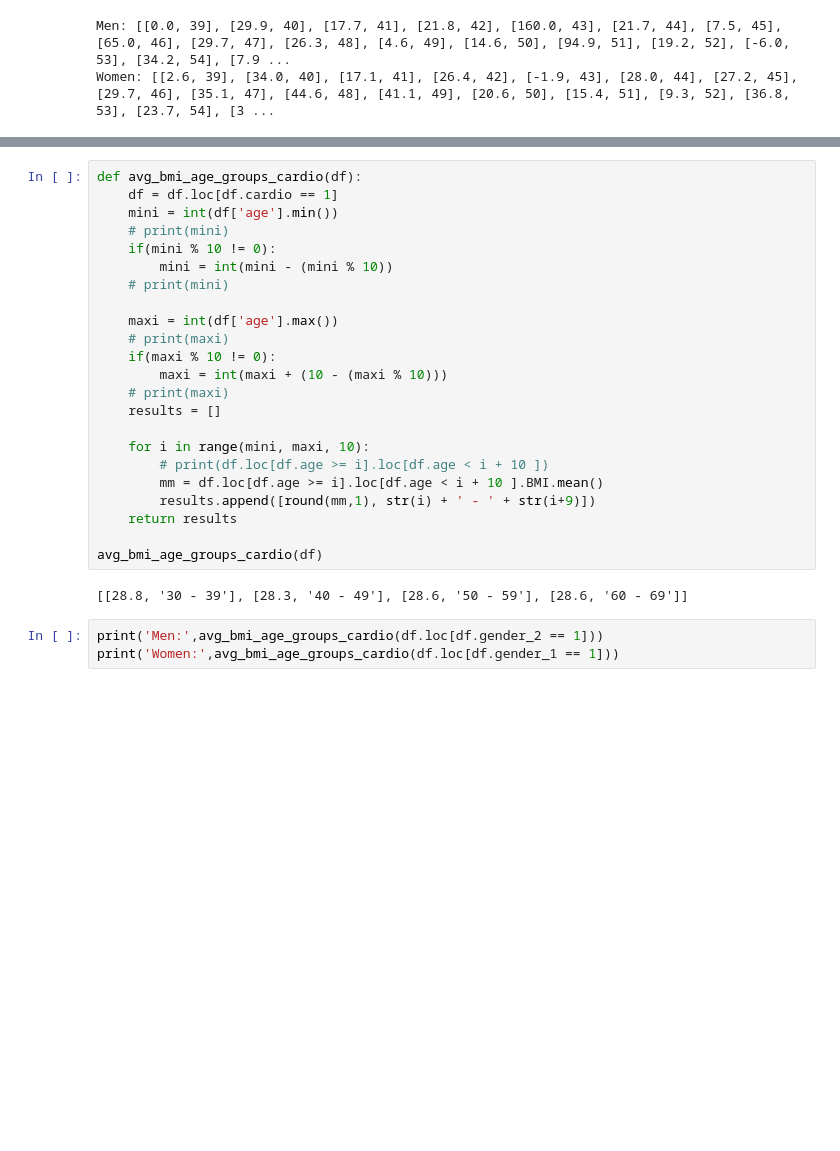
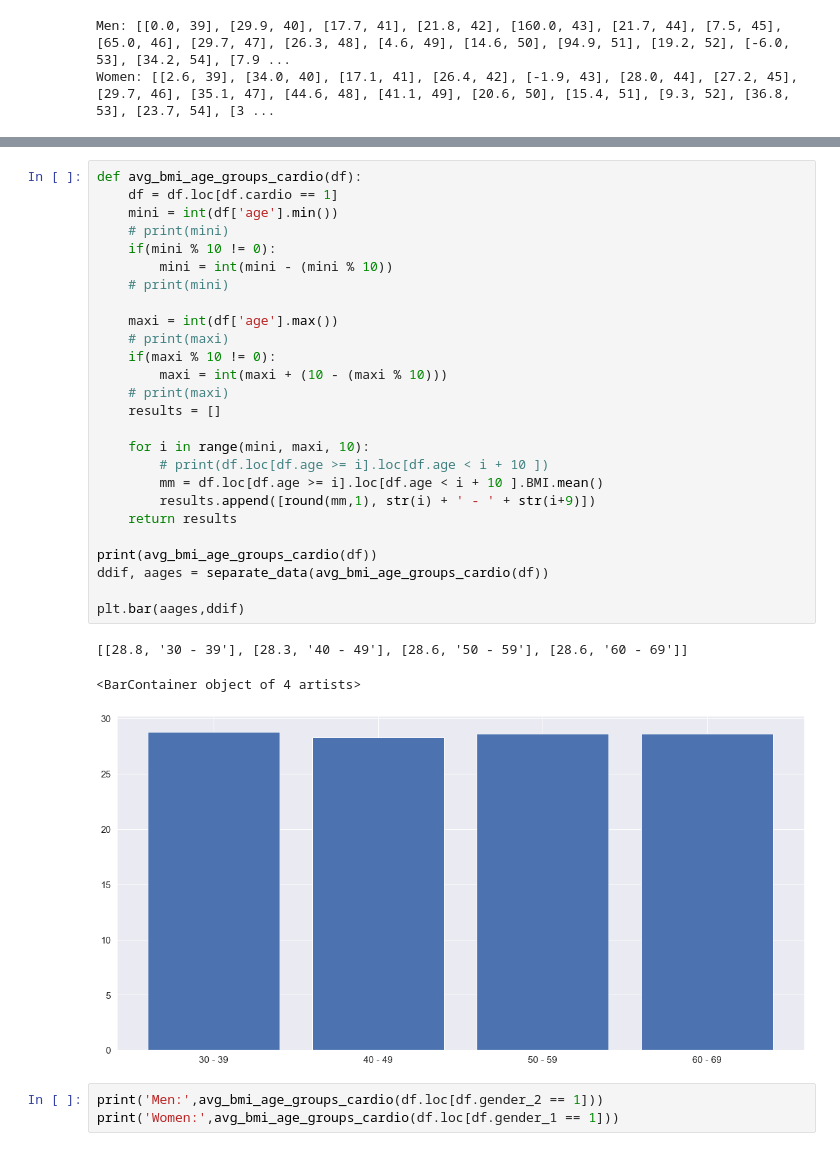
Before and after one commit to AustinTD4/Group-5-PBD, a Jupyter notebook: Experimenting.ipynb, the cells around one changed output, grey strips where cells are left out. Saved outputs shown, nothing was run; the diff lists cells and outputs as text; blank space fills up the shorter version.

```diff
--- a/Experimenting.ipynb
+++ b/Experimenting.ipynb
@@ -273,28 +274,33 @@ Women: [[2.6, 39], [34.0, 40], [17.1, 41], [26.4, 42], [-1.9, 43], [28.0, 44], [
 # %%
 def avg_bmi_age_groups_cardio(df):
     df = df.loc[df.cardio == 1]
     mini = int(df['age'].min())
     # print(mini)
     if(mini % 10 != 0):
         mini = int(mini - (mini % 10))
     # print(mini)
 
     maxi = int(df['age'].max())
     # print(maxi)
     if(maxi % 10 != 0):
         maxi = int(maxi + (10 - (maxi % 10)))
     # print(maxi)
     results = []
 
     for i in range(mini, maxi, 10):
         # print(df.loc[df.age >= i].loc[df.age < i + 10 ])
         mm = df.loc[df.age >= i].loc[df.age < i + 10 ].BMI.mean()
         results.append([round(mm,1), str(i) + ' - ' + str(i+9)])
     return results
 
-avg_bmi_age_groups_cardio(df)
+print(avg_bmi_age_groups_cardio(df))
+ddif, aages = separate_data(avg_bmi_age_groups_cardio(df))
+
+plt.bar(aages,ddif)
 # %% [output]
 [[28.8, '30 - 39'], [28.3, '40 - 49'], [28.6, '50 - 59'], [28.6, '60 - 69']]
+<BarContainer object of 4 artists>
+[figure, added]
 # %%
 print('Men:',avg_bmi_age_groups_cardio(df.loc[df.gender_2 == 1]))
 print('Women:',avg_bmi_age_groups_cardio(df.loc[df.gender_1 == 1]))
```
Also changed, not shown: parts of 8 cells of this notebook.
